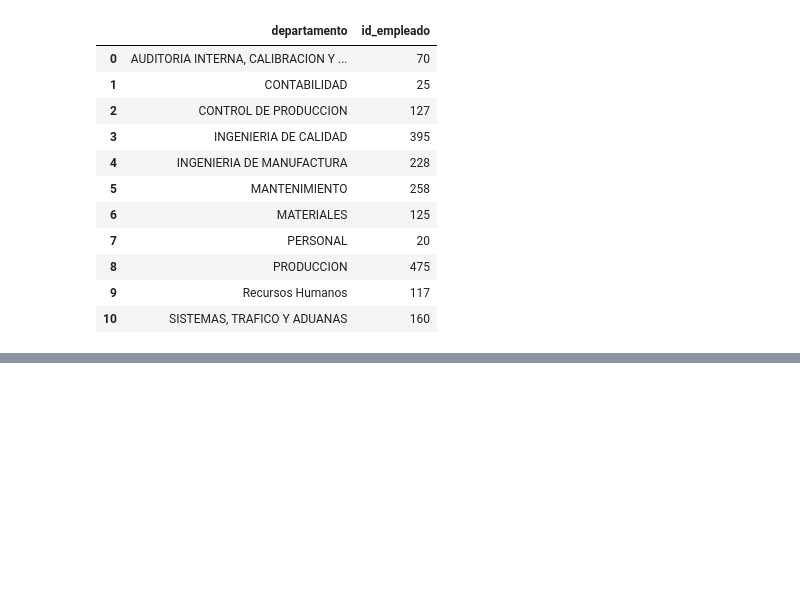
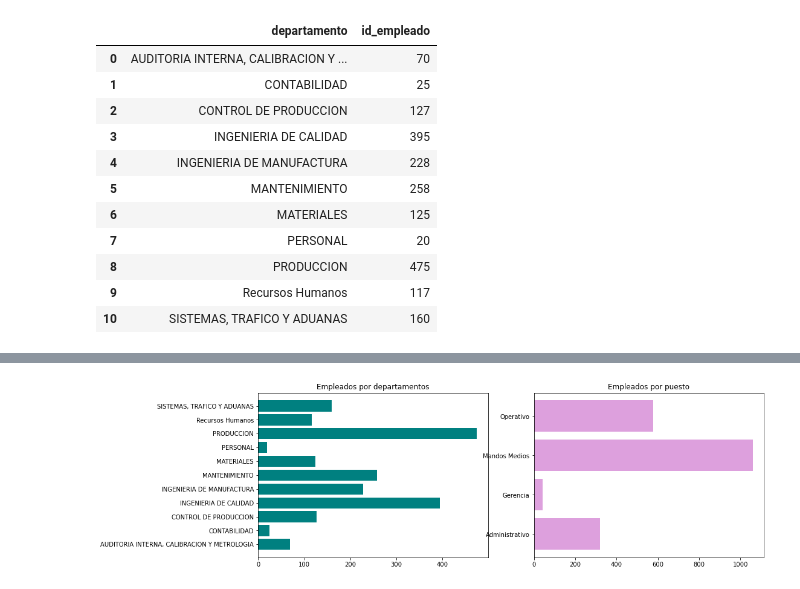
Before and after one commit to anane3373/PromoE-DA-Modulo2-sprint1-AnaIsabel-AnaG-Victoria, a Jupyter notebook: Pair2Viz.ipynb, the cells around one changed output, grey strips where cells are left out. Cells and saved outputs as stored; diff of their text form; code cells hidden in the pictures; blank space fills up the shorter version.

```diff
--- a/Pair2Viz.ipynb
+++ b/Pair2Viz.ipynb
@@ -114,0 +107,14 @@ ValueError: shape mismatch: objects cannot be broadcast to a single shape
+# %%
+# guardar
+
+fig,ax = plt.subplots(1,2, figsize = (15,5))
+
+ax[0].barh(empleados["departamento"], empleados["id_empleado"], color = "teal")
+ax[0].set_title("Empleados por departamentos")
+
+ax[1].barh(empleados_puesto["tipo_puesto"], empleados_puesto["id_empleado"], color = "plum")
+ax[1].set_title("Empleados por puesto")
+
+plt.savefig("grafica_empleados.png")
+# %% [output]
+[figure, added]
```
Also changed, not shown: parts of 2 cells of this notebook, 3 other files.
